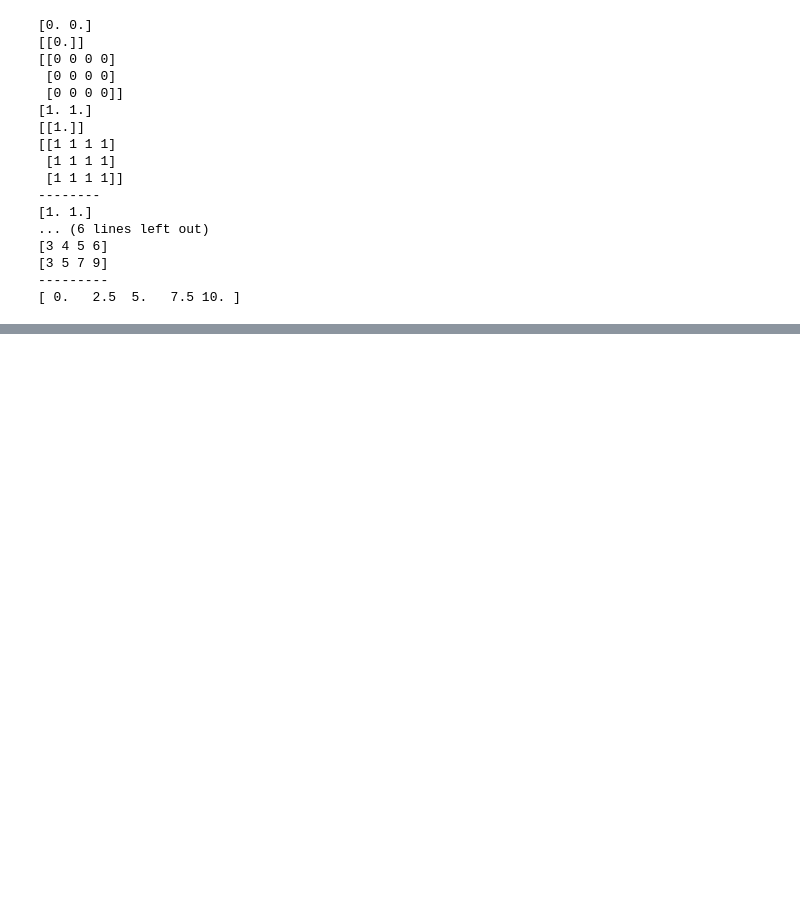
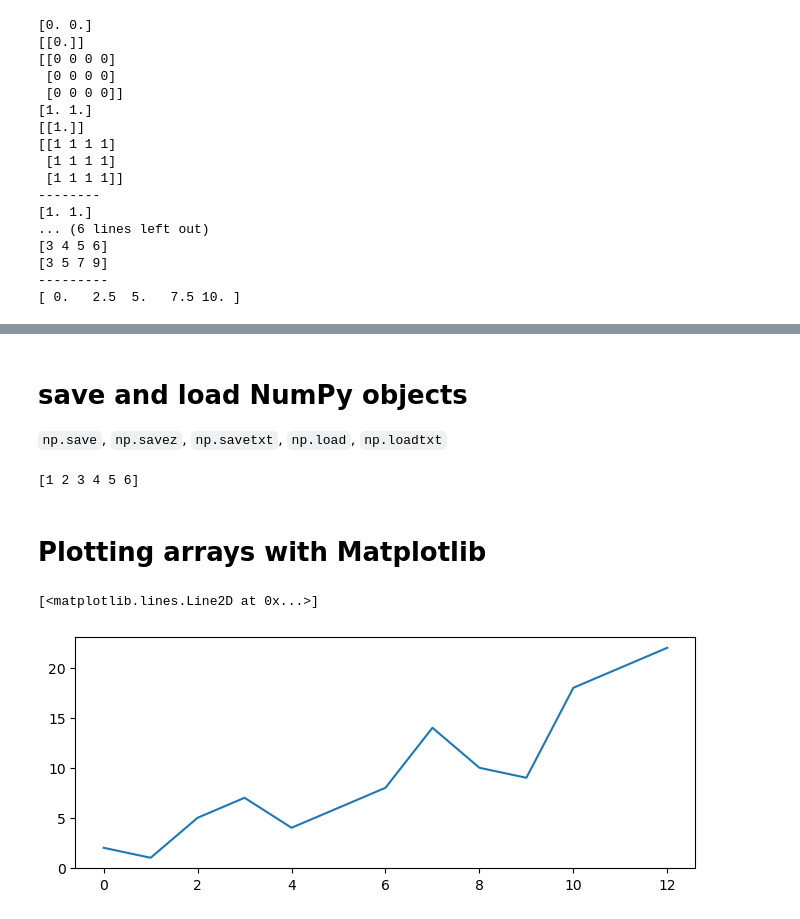
Before and after one commit to MrKami04/python-library, a Jupyter notebook: numpy/chapter01.ipynb, the cells around one changed output, grey strips where cells are left out. Cells and saved outputs as stored; diff of their text form; code cells hidden in the pictures; blank space fills up the shorter version.

```diff
--- a/numpy/chapter01.ipynb
+++ b/numpy/chapter01.ipynb
@@ -124,0 +581,4 @@ print(np.linspace(0, 10, num=5))
+# %% [markdown]
+# save and load NumPy objects
+
+`np.save`, `np.savez`, `np.savetxt`, `np.load`, `np.loadtxt`
@@ -124,0 +588,16 @@ print(np.linspace(0, 10, num=5))
+# %%
+b = np.load('../data/filename.npy')  #load the file
+print(b)
+# %% [output]
+[1 2 3 4 5 6]
+# %% [markdown]
+# Plotting arrays with Matplotlib
+# %%
+import matplotlib.pyplot as plt
+a = np.array([2, 1, 5, 7, 4, 6, 8, 14, 10, 9, 18, 20, 22])
+plt.figure(figsize=(8, 3))
+plt.plot(a)
+# plt.show()
+# %% [output]
+[<matplotlib.lines.Line2D at 0x...>]
+[figure, added]
```
Also changed, not shown: parts of 42 cells of this notebook, 1 other file.
